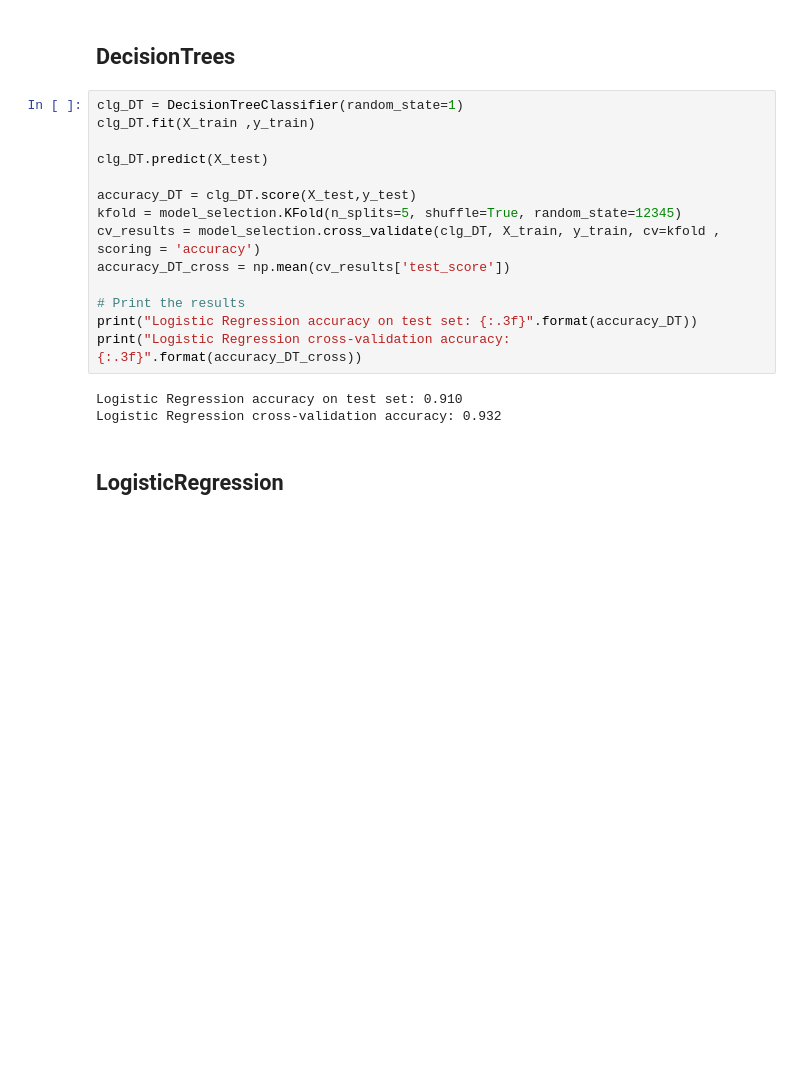
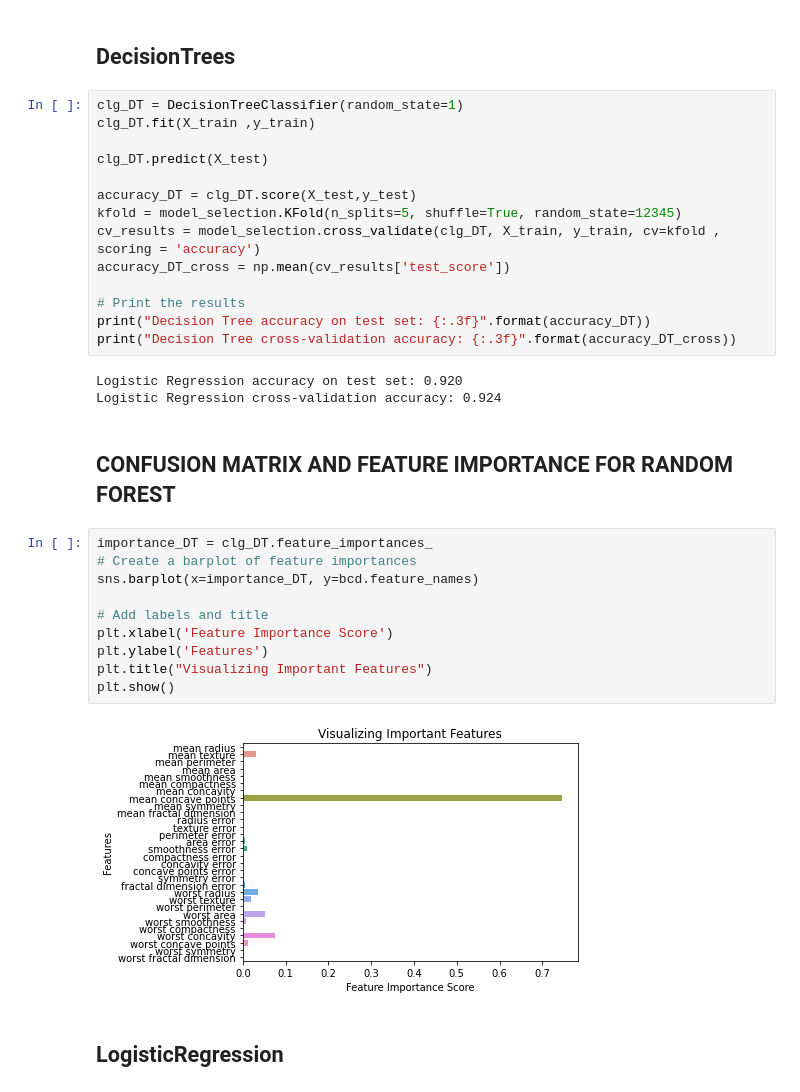
Before and after one commit to StevHenry/code-readability, a Jupyter notebook: Classification_pipline.ipynb, the cells around one changed output. Saved outputs shown, nothing was run; the diff lists cells and outputs as text; blank space fills up the shorter version.

Commit message:
added confusion matrices and feature importance

```diff
--- a/Classification_pipline.ipynb
+++ b/Classification_pipline.ipynb
@@ -38,11 +40,25 @@ cv_results = model_selection.cross_validate(clg_DT, X_train, y_train, cv=kfold ,
 accuracy_DT_cross = np.mean(cv_results['test_score'])
 
 # Print the results
-print("Logistic Regression accuracy on test set: {:.3f}".format(accuracy_DT))
-print("Logistic Regression cross-validation accuracy: {:.3f}".format(accuracy_DT_cross))
+print("Decision Tree accuracy on test set: {:.3f}".format(accuracy_DT))
+print("Decision Tree cross-validation accuracy: {:.3f}".format(accuracy_DT_cross))
 # %% [output]
-Logistic Regression accuracy on test set: 0.910
-Logistic Regression cross-validation accuracy: 0.932
+Logistic Regression accuracy on test set: 0.920
+Logistic Regression cross-validation accuracy: 0.924
+# %% [markdown]
+## CONFUSION MATRIX AND FEATURE IMPORTANCE FOR RANDOM FOREST
+# %%
+importance_DT = clg_DT.feature_importances_
+# Create a barplot of feature importances
+sns.barplot(x=importance_DT, y=bcd.feature_names)
+
+# Add labels and title
+plt.xlabel('Feature Importance Score')
+plt.ylabel('Features')
+plt.title("Visualizing Important Features")
+plt.show()
+# %% [output]
+[figure, added]
 # %% [markdown]
 ## LogisticRegression
 # %%
```
Also changed, not shown: parts of 7 cells of this notebook, 1 other file.
